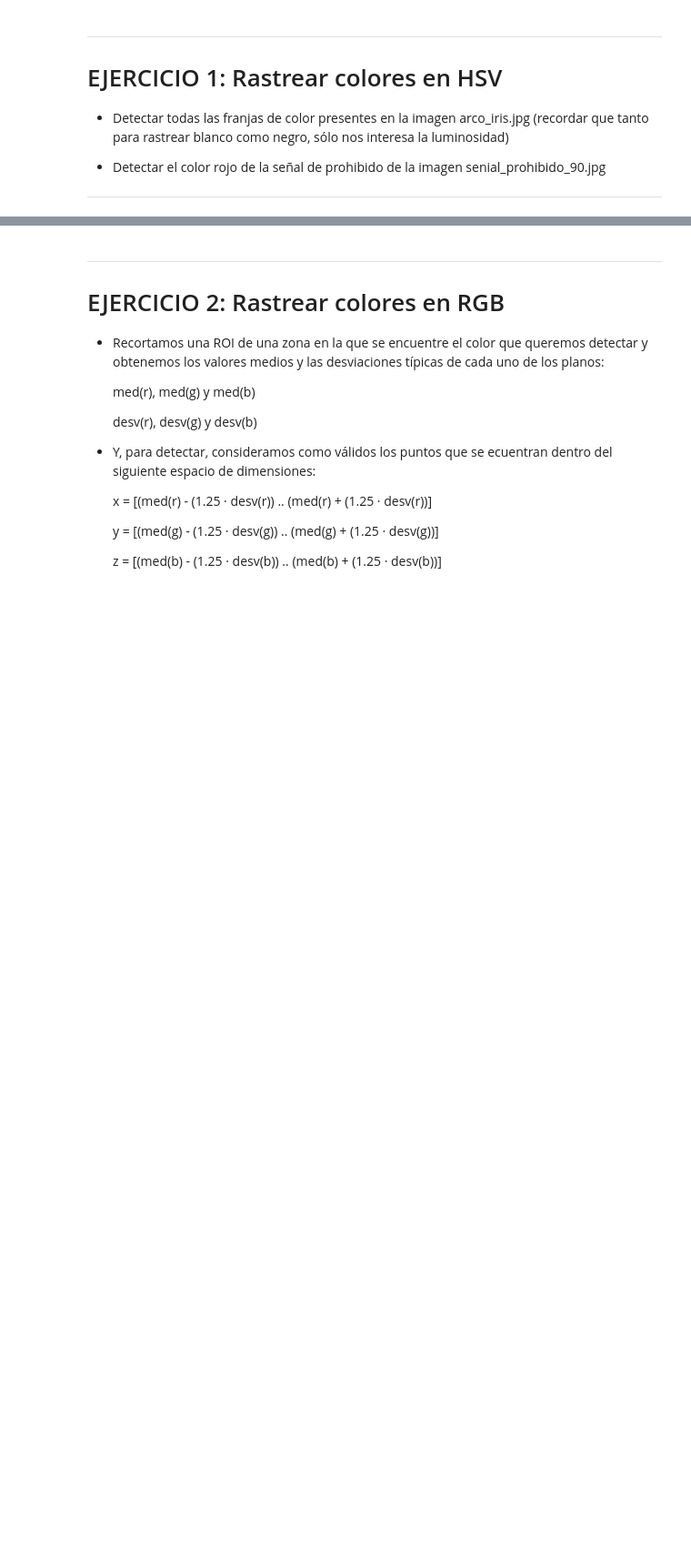
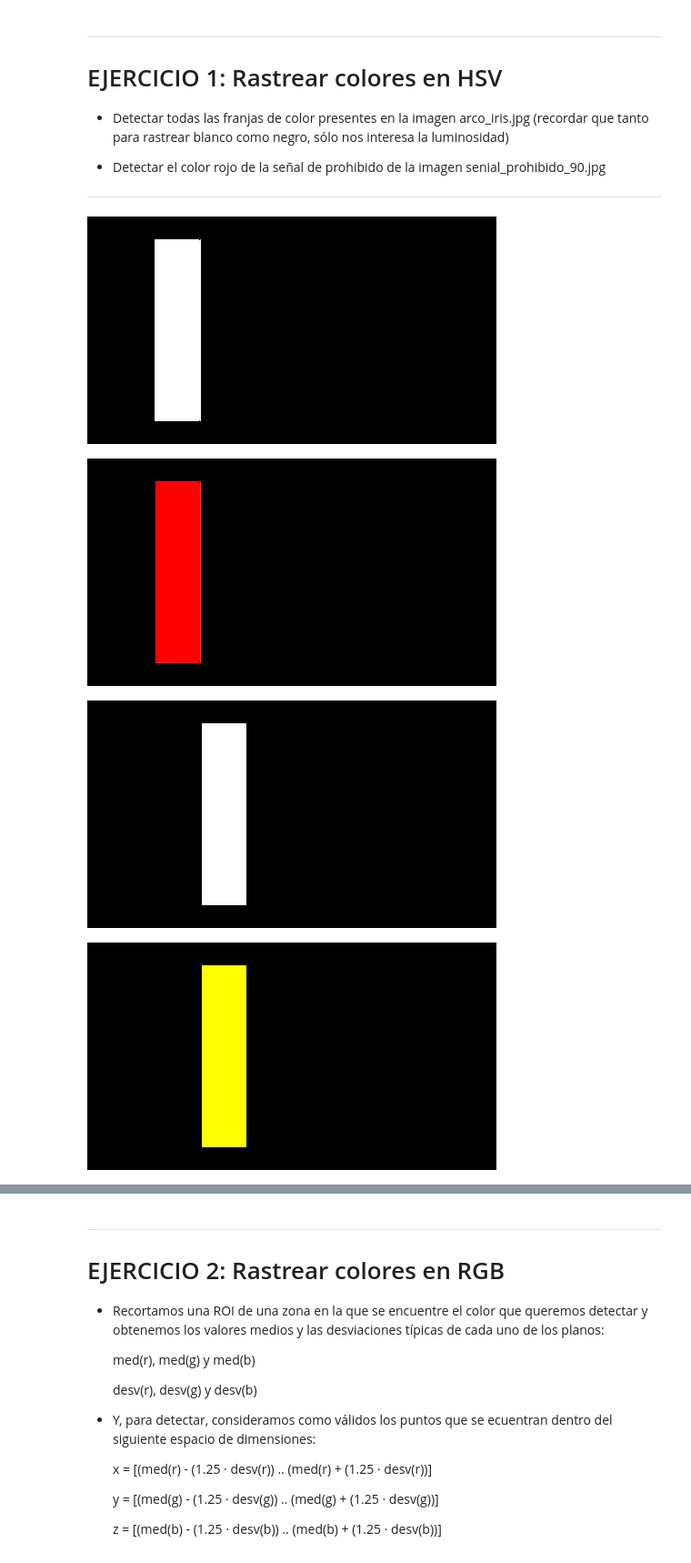
Before and after one commit to ETSISI-bt0354/Sistemas-Inteligentes, a Jupyter notebook: CP06_Procesamiento_de_Color.ipynb, the cells around one changed output, grey strips where cells are left out. Shown at 91% size. Drawn from its saved outputs; the diff is of its cells as text; code cells hidden in the pictures; blank space fills up the shorter version.

```diff
--- a/CP06_Procesamiento_de_Color.ipynb
+++ b/CP06_Procesamiento_de_Color.ipynb
@@ -190,3 +211,57 @@ De igual modo, en este caso la saturación y la luminosidad son máximas ya que
 - Detectar el color rojo de la señal de prohibido de la imagen senial_prohibido_90.jpg
 
 ---
+# %%
+def create_hsv_ranges(hsv_values):
+  lower_range = [hsv_values[0] - 10, 100, 20]
+  if lower_range[0] < 0:
+    lower_range[0] = hsv_values[0]
+  upper_range = [hsv_values[0] + 10, 255, 255]
+  return np.array(lower_range, np.uint8), np.array(upper_range, np.uint8)
+# %%
+import numpy as np
+# Definir los rangos de color para cada franja del arcoíris en HSV
+rojo_bajo1 = np.array([0, 100, 20], np.uint8)
+rojo_alto1 = np.array([10, 255, 255], np.uint8)
+
+rojo_bajo, rojo_alto = create_hsv_ranges([0, 240, 120])
+yellow_bajo, yellow_alto = create_hsv_ranges([40, 240, 120])
+green_bajo, green_alto = create_hsv_ranges([70, 240, 120])
+aqua_bajo, aqua_alto = create_hsv_ranges([120, 240, 120])
+blue_bajo, blue_alto = create_hsv_ranges([160, 240, 120])
+pink_bajo, pink_alto = create_hsv_ranges([200, 240, 120])
+white_bajo, white_alto = (np.array([0, 240, 240], np.uint8), np.array([0, 240, 240], np.uint8))
+
+# Cargar la imagen
+path = "/content/drive/MyDrive/fuck/"
+nombre_imagen = 'arco_iris.bmp'
+signal = '/content/drive/MyDrive/fuck/senial_prohibido_90.jpg'
+path += nombre_imagen
+
+rbBGR = cv2.imread(path, cv2.IMREAD_COLOR)
+rbHSV = cv2.cvtColor(rbBGR, cv2.COLOR_BGR2HSV)
+
+signalBGR = cv2.imread(signal, cv2.IMREAD_COLOR)
+signalHSV = cv2.cvtColor(signalBGR, cv2.COLOR_BGR2HSV)
+
+# Crear máscaras para cada color
+maskRojo = cv2.inRange(rbHSV, rojo_bajo, rojo_alto)
+resRojo = cv2.bitwise_and(rbBGR, rbBGR, mask=maskRojo)
+maskYellow = cv2.inRange(rbHSV, yellow_bajo, yellow_alto)
+resYellow = cv2.bitwise_and(rbBGR, rbBGR, mask=maskYellow)
+maskGreen = cv2.inRange(rbHSV, green_bajo, green_alto)
+maskAqua = cv2.inRange(rbHSV, aqua_bajo, aqua_alto)
+maskBlue = cv2.inRange(rbHSV, blue_bajo, blue_alto)
+maskPink = cv2.inRange(rbHSV, pink_bajo, pink_alto)
+maskWhite = cv2.inRange(rbHSV, white_bajo, white_alto)
+
+mascaras = (maskRojo, maskYellow, maskGreen, maskAqua, maskBlue, maskPink, maskWhite)
+
+for img in mascaras:
+  cv2_imshow(img)
+  cv2_imshow(cv2.bitwise_and(rbBGR, rbBGR, mask=img))
+# %% [output]
+[figure, added]
+[figure, added]
+[figure, added]
+[figure, added]
```
Also changed, not shown: parts of 6 cells of this notebook.
